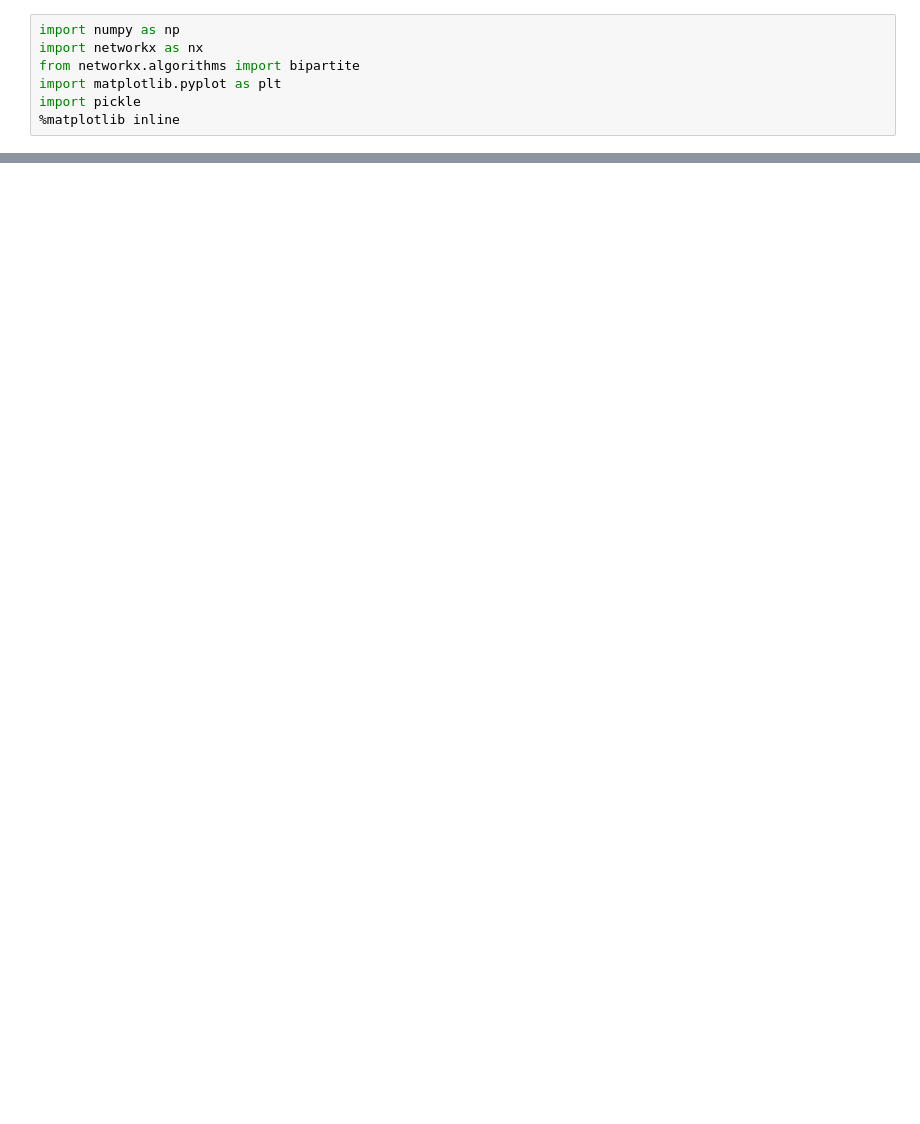
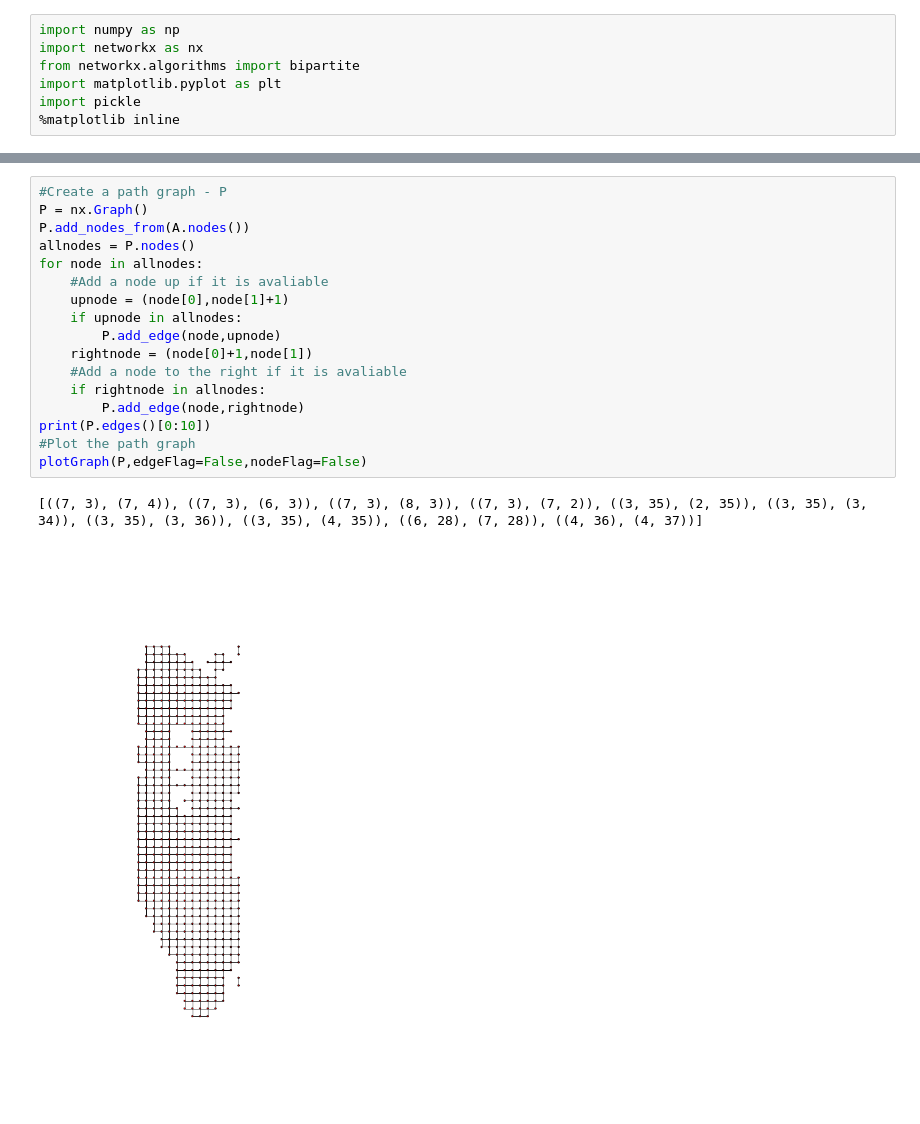
Before and after one commit to jgilles23/CEE245_FinalProject, a Jupyter notebook: AdjacencyToBipartite.ipynb, the cells around one changed output, grey strips where cells are left out. Saved outputs shown, nothing was run; the diff lists cells and outputs as text; blank space fills up the shorter version.

```diff
--- a/AdjacencyToBipartite.ipynb
+++ b/AdjacencyToBipartite.ipynb
@@ -78,0 +70,20 @@ print(B.edges(data=True))
+# %%
+#Create a path graph - P
+P = nx.Graph()
+P.add_nodes_from(A.nodes())
+allnodes = P.nodes()
+for node in allnodes:
+    #Add a node up if it is avaliable
+    upnode = (node[0],node[1]+1)
+    if upnode in allnodes:
+        P.add_edge(node,upnode)
+    rightnode = (node[0]+1,node[1])
+    #Add a node to the right if it is avaliable
+    if rightnode in allnodes:
+        P.add_edge(node,rightnode)
+print(P.edges()[0:10])
+#Plot the path graph
+plotGraph(P,edgeFlag=False,nodeFlag=False)
+# %% [output]
+[((7, 3), (7, 4)), ((7, 3), (6, 3)), ((7, 3), (8, 3)), ((7, 3), (7, 2)), ((3, 35), (2, 35)), ((3, 35), (3, 34)), ((3, 35), (3, 36)), ((3, 35), (4, 35)), ((6, 28), (7, 28)), ((4, 36), (4, 37))]
+[figure, added]
```
Also changed, not shown: parts of 14 cells of this notebook.
